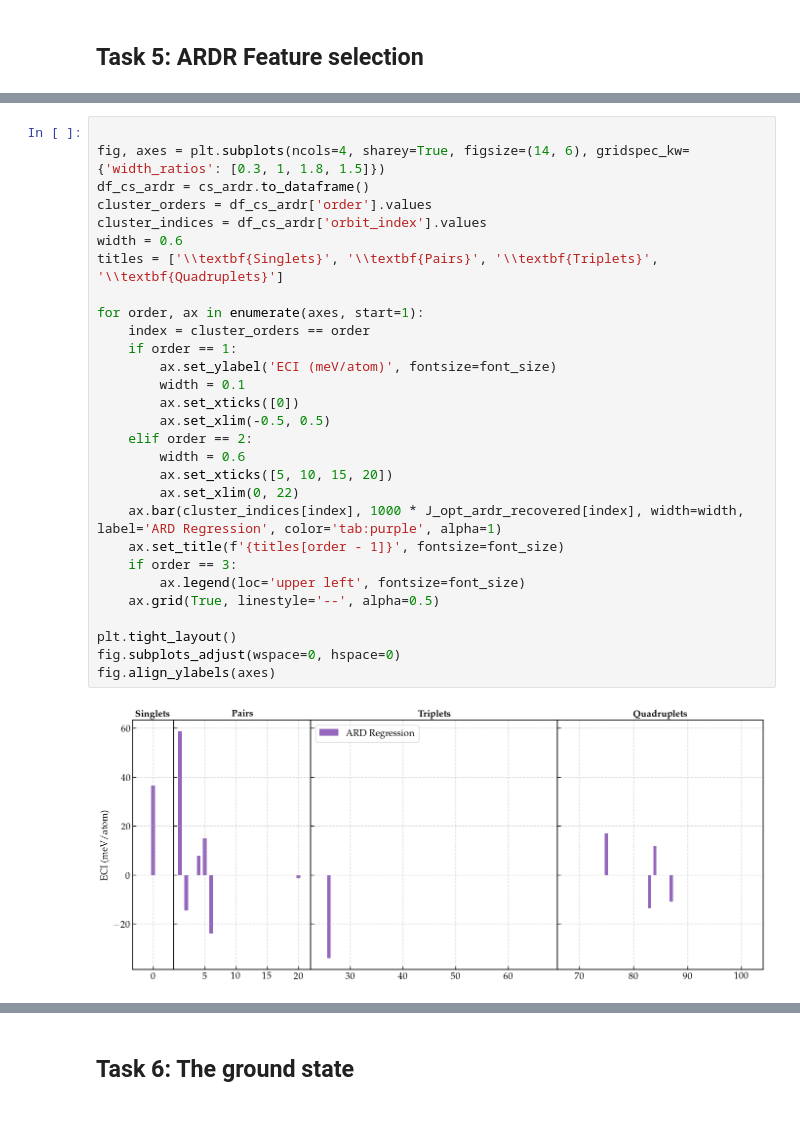
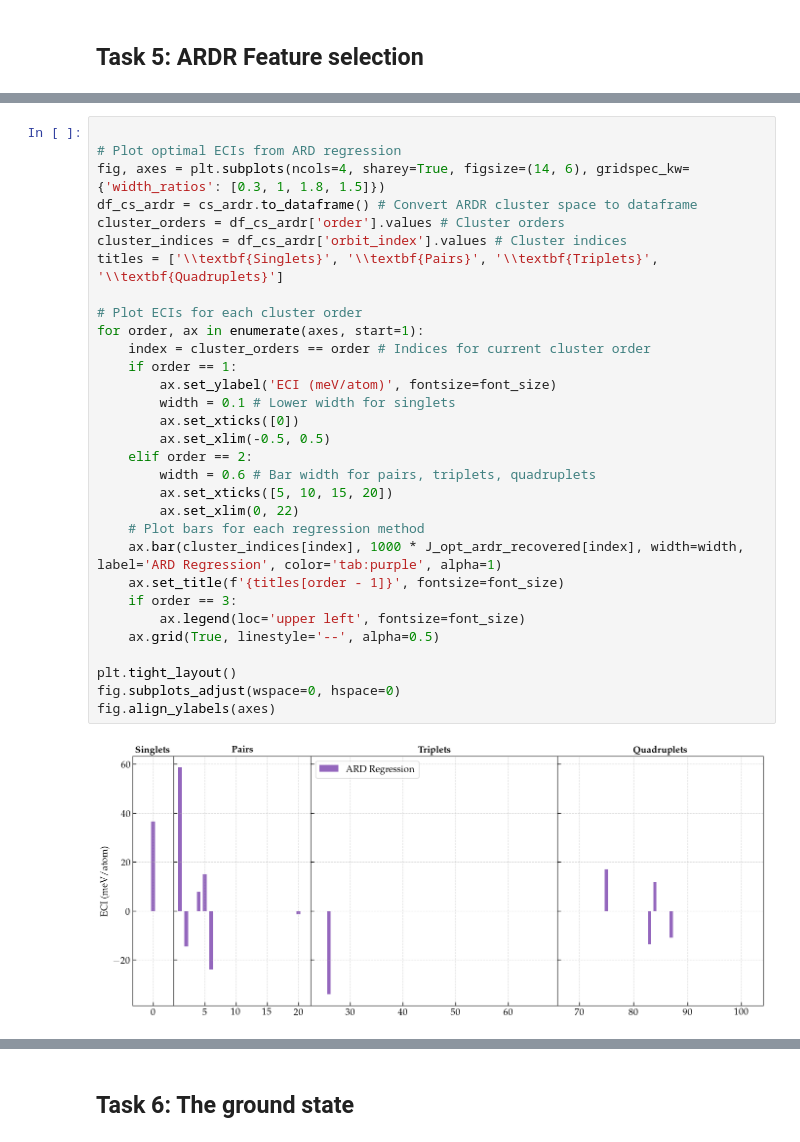
Before and after one commit to stommen/tif345_projects, a Jupyter notebook: project_2a/project2a_LBOS.ipynb, the cells around one changed output, grey strips where cells are left out. Saved outputs shown, nothing was run; the diff lists cells and outputs as text.

```diff
--- a/project_2a/project2a_LBOS.ipynb
+++ b/project_2a/project2a_LBOS.ipynb
@@ -541,33 +632,35 @@ Number of non-zero ECIs at optimal lambda: 12
 # %%
 
+# Plot optimal ECIs from ARD regression
 fig, axes = plt.subplots(ncols=4, sharey=True, figsize=(14, 6), gridspec_kw={'width_ratios': [0.3, 1, 1.8, 1.5]})
-df_cs_ardr = cs_ardr.to_dataframe()
-cluster_orders = df_cs_ardr['order'].values
-cluster_indices = df_cs_ardr['orbit_index'].values
-width = 0.6
+df_cs_ardr = cs_ardr.to_dataframe() # Convert ARDR cluster space to dataframe
+cluster_orders = df_cs_ardr['order'].values # Cluster orders
+cluster_indices = df_cs_ardr['orbit_index'].values # Cluster indices
 titles = ['\\textbf{Singlets}', '\\textbf{Pairs}', '\\textbf{Triplets}', '\\textbf{Quadruplets}']
 
+# Plot ECIs for each cluster order
 for order, ax in enumerate(axes, start=1):
-    index = cluster_orders == order
+    index = cluster_orders == order # Indices for current cluster order
     if order == 1:
         ax.set_ylabel('ECI (meV/atom)', fontsize=font_size)
-        width = 0.1
+        width = 0.1 # Lower width for singlets
         ax.set_xticks([0])
         ax.set_xlim(-0.5, 0.5)
     elif order == 2:
-        width = 0.6
+        width = 0.6 # Bar width for pairs, triplets, quadruplets
         ax.set_xticks([5, 10, 15, 20])
         ax.set_xlim(0, 22)
+    # Plot bars for each regression method
     ax.bar(cluster_indices[index], 1000 * J_opt_ardr_recovered[index], width=width, label='ARD Regression', color='tab:purple', alpha=1)
     ax.set_title(f'{titles[order - 1]}', fontsize=font_size)
     if order == 3:
         ax.legend(loc='upper left', fontsize=font_size)
     ax.grid(True, linestyle='--', alpha=0.5)
 
 plt.tight_layout()
 fig.subplots_adjust(wspace=0, hspace=0)
 fig.align_ylabels(axes)
 # %% [output]
-[figure, old version]
+[figure, new version]
 # %%
 
```
Also changed, not shown: parts of 18 cells of this notebook, 2 other files.
